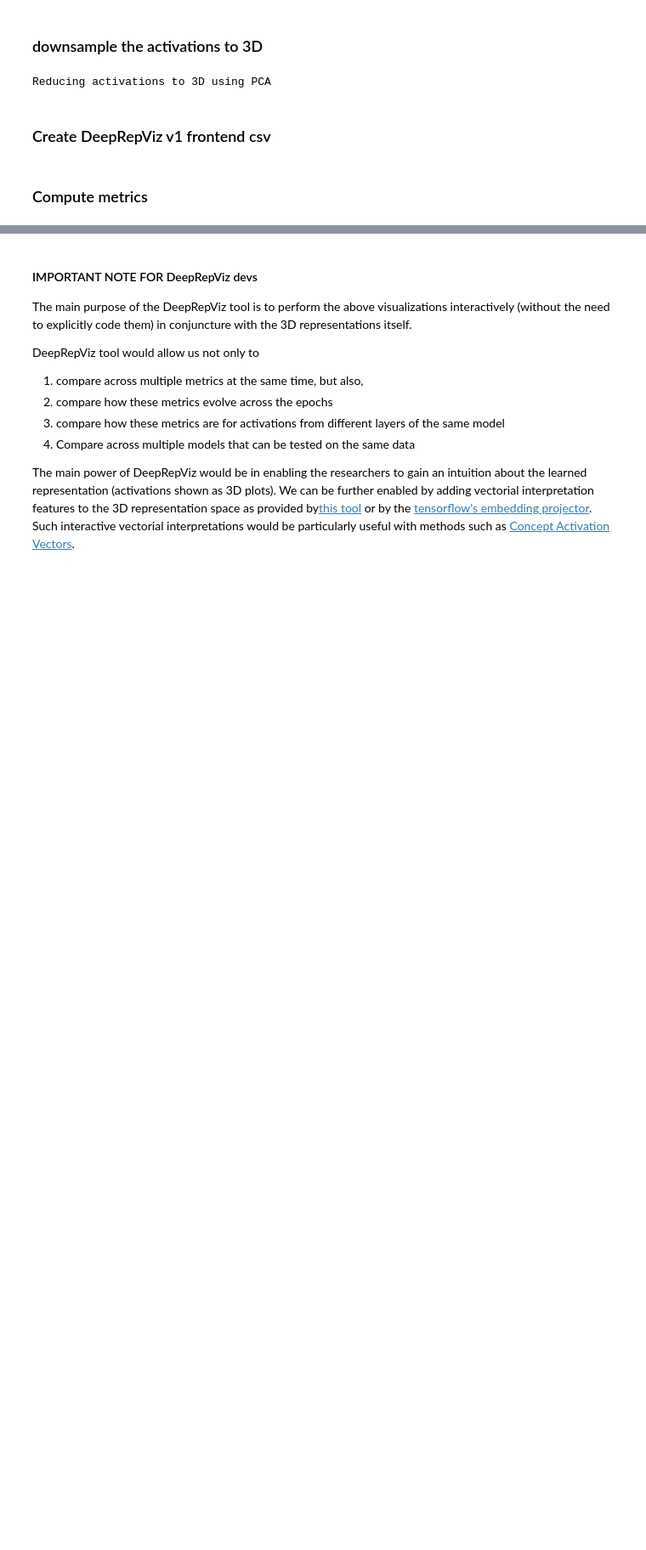
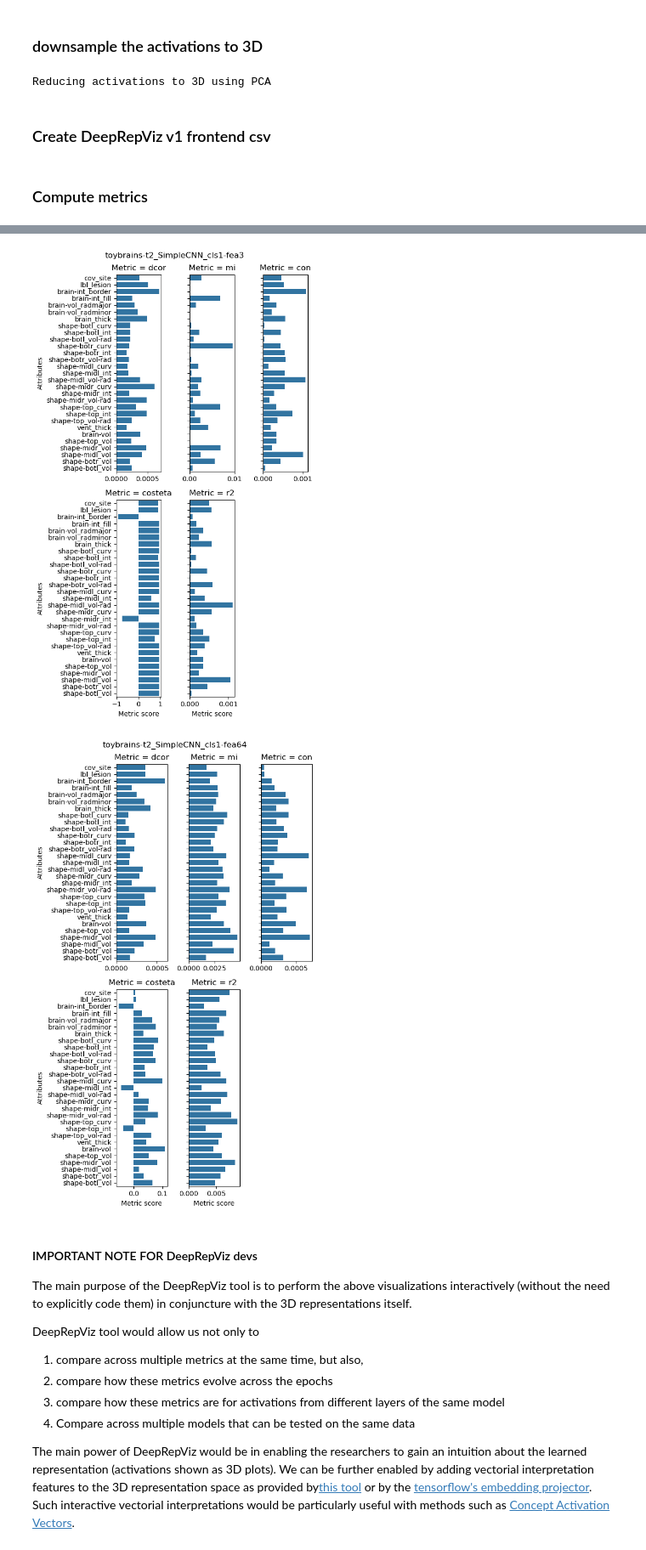
Before and after one commit to RoshanRane/toybrains, a Jupyter notebook: experiments/lbl1cov1_3-backend.ipynb, the cells around one changed output, grey strips where cells are left out. Shown: that part at 85% size. Saved outputs shown, nothing was run; the diff lists cells and outputs as text; code cells hidden in the pictures; blank space fills up the shorter version.

```diff
--- a/experiments/lbl1cov1_3-backend.ipynb
+++ b/experiments/lbl1cov1_3-backend.ipynb
@@ -39,7 +36,7 @@ label = 'lbl_lesion'
 drv_backend = DeepRepVizBackend(
                   conf_table=df_attrs,
                   ID_col=ID_col, label_col=label,
-                  best_ckpt_by='loss', best_ckpt_metric_should_be='min'
+                  best_ckpt_by='loss', best_ckpt_metric_should_be='min',
                   debug=True)
 # %% [output]
 [log] Potential Confounders to be assessed:
@@ -118,18 +111,20 @@ from matplotlib import pyplot as plt
 # %%
 # The backend can be asked to compute metrics for specific logdirs in the deeprepvizlogs
-results = []
 drv_backend.debug = False
 for i, logdir in enumerate(logdirs):
+    # you can first verify check if the metrics have been computed and stored already
+    metrics = ['dcor', 'mi', 'con', 'costeta', 'r2']
+    existing_metrics = drv_backend.get_metrics(logdir, ckpt_idx='best')
+    if existing_metrics is not None:
+        metrics = [m for m in metrics if m not in existing_metrics]
+        print(f"Skipping {list(existing_metrics.keys())} for {logdir}. As they have already been computed.")
+
     # it will compute it and store it in the metametadata.json file of the logdirs
-    # the compute metric will first check if the requested metric is already computed and will not recompute them
-    result = drv_backend.compute_metrics(log_key=logdir,
-                                          metrics=['dcor', 'mi', 'con', 'costeta', 'r2'],
-                                        #   covariates=['lbl_lesion','cov_site', 'brain-int_fill','shape-midr_curv', 'shape-midr_vol-rad'],
-                                          ckpt_idx='best')
+    if len(metrics) > 0:
+        result = drv_backend.compute_metrics(log_key=logdir,
+                                             metrics=metrics,
+                                            #   covariates=['lbl_lesion','cov_site', 'brain-int_fill','shape-midr_curv', 'shape-midr_vol-rad'],
+                                             ckpt_idx='best')
     # the computed metrics is also additionally returned as a dictionary
     # display(result)
-    results.append(result)
-
-    viz_rep_metrics(result, title=f"{logdir.split('/')[-4]}")
-    # break
 # %% [output]
@@ -155,3 +133,11 @@ Please also refer to the documentation for alternative solver options:
+# %%
+# get all the computed metrics as a dict
+for i, logdir in enumerate(logdirs):
+    scores = drv_backend.get_metrics(logdir, ckpt_idx='best')
+    viz_rep_metrics(scores, title=f"{logdir.split('/')[-4]}")
+# %% [output]
+[figure, added]
+[figure, added]
 # %% [markdown]
 #### IMPORTANT NOTE FOR DeepRepViz devs
 The main purpose of the DeepRepViz tool is to perform the above visualizations interactively (without the need to explicitly code them) in conjuncture with the 3D representations itself.
```
Also changed, not shown: parts of 10 cells of this notebook, 3 other files.
